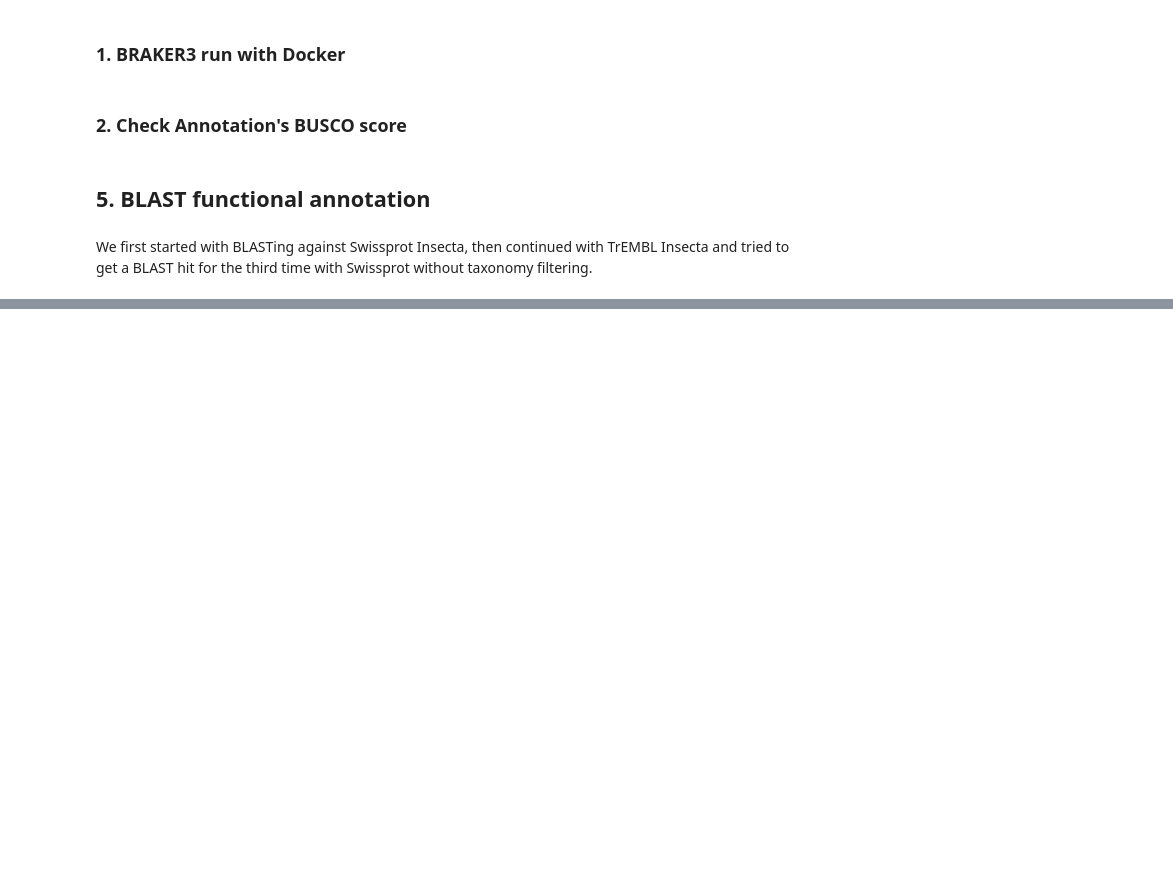
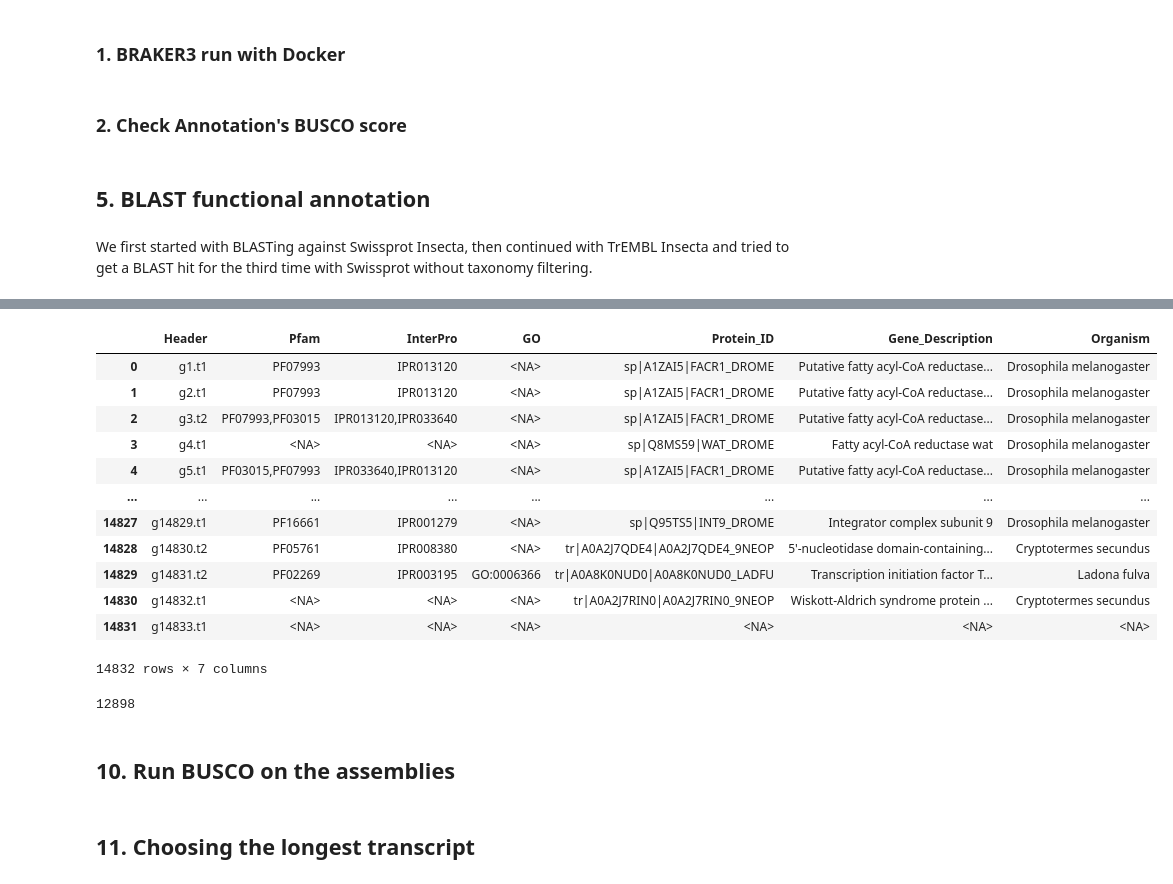
Before and after one commit to ylla-lab/Gryllus_longicercus, a Jupyter notebook: notebooks/Annotation.ipynb, the cells around one changed output, grey strips where cells are left out. Saved outputs shown, nothing was run; the diff lists cells and outputs as text; code cells hidden in the pictures; blank space fills up the shorter version.

```diff
--- a/notebooks/Annotation.ipynb
+++ b/notebooks/Annotation.ipynb
@@ -282,0 +460,2 @@ with open("merged_results.txt", "w") as output_file:
+# %%
+blast_df.columns = ['Header','BLAST_ID','Info']
@@ -282,0 +466,10 @@ with open("merged_results.txt", "w") as output_file:
+# %%
+pattern = r'^(\S+) (.+?) OS=(.+?) OX=.+?$'
+
+# apply the pattern to BlastP output and create three new columns
+blast_df[['Protein_ID', 'Gene_Description', 'Organism']] = blast_df['Info'].str.extract(pattern)
+
+print(blast_df)
+# %%
+merged_blast = pd.merge(merged_df, blast_df, on='Header', how='left')
+merged_blast = merged_blast.fillna(pd.NA)
@@ -282,0 +478,2 @@ with open("merged_results.txt", "w") as output_file:
+# %%
+merged_blast.replace('<NA>', np.nan, inplace=True)
@@ -282,0 +494,17 @@ with open("merged_results.txt", "w") as output_file:
+# %%
+merged_blast = merged_blast.drop(merged_blast.columns[[4,5]], axis = 1)
+merged_blast
+# %% [output]
+|  | Header | Pfam | InterPro | GO | Protein_ID | Gene_Description | Organism |
+| 0 | g1.t1 | PF07993 | IPR013120 | <NA> | sp|A1ZAI5|FACR1_DROME | Putative fatty acyl-CoA reductase... | Drosophila melanogaster |
+| 1 | g2.t1 | PF07993 | IPR013120 | <NA> | sp|A1ZAI5|FACR1_DROME | Putative fatty acyl-CoA reductase... | Drosophila melanogaster |
+| 2 | g3.t2 | PF07993,PF03015 | IPR013120,IPR033640 | <NA> | sp|A1ZAI5|FACR1_DROME | Putative fatty acyl-CoA reductase... | Drosophila melanogaster |
+| 3 | g4.t1 | <NA> | <NA> | <NA> | sp|Q8MS59|WAT_DROME | Fatty acyl-CoA reductase wat | Drosophila melanogaster |
+| 4 | g5.t1 | PF03015,PF07993 | IPR033640,IPR013120 | <NA> | sp|A1ZAI5|FACR1_DROME | Putative fatty acyl-CoA reductase... | Drosophila melanogaster |
+| ... | ... | ... | ... | ... | ... | ... | ... |
+| 14827 | g14829.t1 | PF16661 | IPR001279 | <NA> | sp|Q95TS5|INT9_DROME | Integrator complex subunit 9 | Drosophila melanogaster |
+| 14828 | g14830.t2 | PF05761 | IPR008380 | <NA> | tr|A0A2J7QDE4|A0A2J7QDE4_9NEOP | 5'-nucleotidase domain-containing... | Cryptotermes secundus |
+| 14829 | g14831.t2 | PF02269 | IPR003195 | GO:0006366 | tr|A0A8K0NUD0|A0A8K0NUD0_LADFU | Transcription initiation factor T... | Ladona fulva |
+| 14830 | g14832.t1 | <NA> | <NA> | <NA> | tr|A0A2J7RIN0|A0A2J7RIN0_9NEOP | Wiskott-Aldrich syndrome protein ... | Cryptotermes secundus |
+| 14831 | g14833.t1 | <NA> | <NA> | <NA> | <NA> | <NA> | <NA> |
+14832 rows × 7 columns
@@ -282,0 +514,6 @@ with open("merged_results.txt", "w") as output_file:
+# %%
+rows_with_non_na
+# %% [output]
+12898
+# %% [markdown]
+## 10. Run BUSCO on the assemblies
@@ -282,0 +535,2 @@ with open("merged_results.txt", "w") as output_file:
+# %% [markdown]
+## 11. Choosing the longest transcript
```
Also changed, not shown: parts of 59 cells of this notebook.
